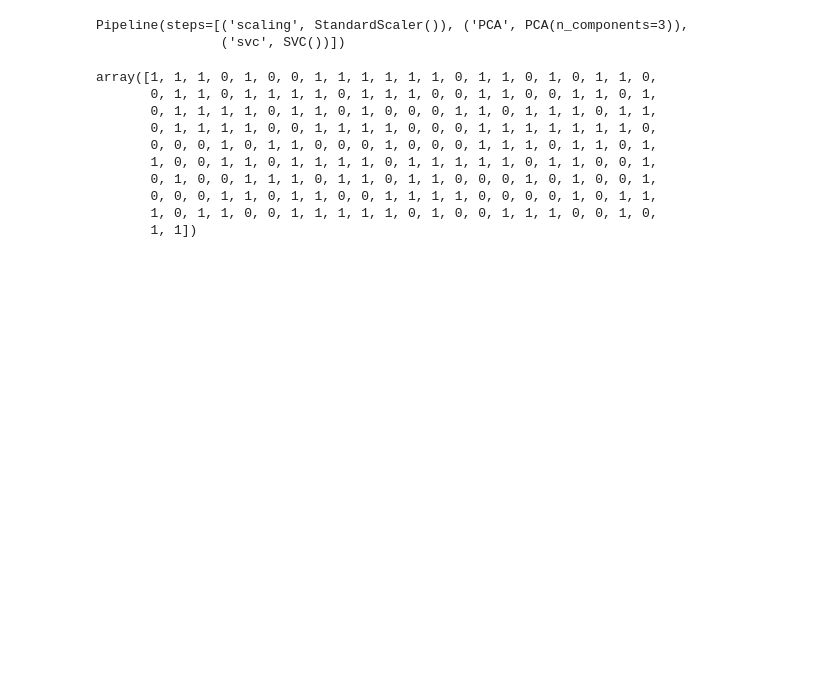
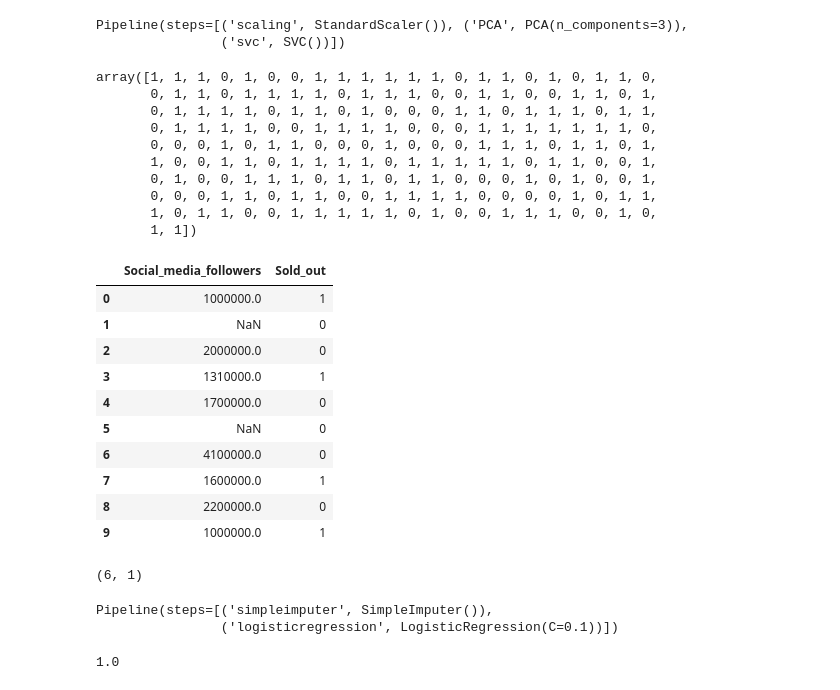
Before and after one commit to dhruvbit/machine-learning-, a Jupyter notebook: data featuring/data preprocessing/pipline.ipynb, the cells around one changed output. Saved outputs shown, nothing was run; the diff lists cells and outputs as text; code cells hidden in the pictures; blank space fills up the shorter version.

```diff
--- a/data featuring/data preprocessing/Untitled1.ipynb
+++ b/data featuring/data preprocessing/pipline.ipynb
@@ -124,0 +139,20 @@ array([1, 1, 1, 0, 1, 0, 0, 1, 1, 1, 1, 1, 1, 0, 1, 1, 0, 1, 0, 1, 1, 0,
+# %%
+d1 = {'Social_media_followers':[1000000, np.nan, 2000000, 1310000, 1700000, np.nan, 4100000, 1600000, 2200000, 1000000],
+'Sold_out':[1,0,0,1,0,0,0,1,0,1]}
+df1 = pd.DataFrame(data=d1)
+x = df1[['Social_media_followers']]
+y = df1[['Sold_out']]
+
+df1.head(20)
+# %% [output]
+|  | Social_media_followers | Sold_out |
+| 0 | 1000000.0 | 1 |
+| 1 | NaN | 0 |
+| 2 | 2000000.0 | 0 |
+| 3 | 1310000.0 | 1 |
+| 4 | 1700000.0 | 0 |
+| 5 | NaN | 0 |
+| 6 | 4100000.0 | 0 |
+| 7 | 1600000.0 | 1 |
+| 8 | 2200000.0 | 0 |
+| 9 | 1000000.0 | 1 |
@@ -124,0 +161,4 @@ array([1, 1, 1, 0, 1, 0, 0, 1, 1, 1, 1, 1, 1, 0, 1, 1, 0, 1, 0, 1, 1, 0,
+# %%
+x_train.shape
+# %% [output]
+(6, 1)
@@ -124,0 +169,9 @@ array([1, 1, 1, 0, 1, 0, 0, 1, 1, 1, 1, 1, 1, 0, 1, 1, 0, 1, 0, 1, 1, 0,
+# %%
+pip.fit(x_train, y_train)
+# %% [output]
+Pipeline(steps=[('simpleimputer', SimpleImputer()),
+                ('logisticregression', LogisticRegression(C=0.1))])
+# %%
+pip.score(x_train,y_train)
+# %% [output]
+1.0
```
Also changed, not shown: parts of 12 cells of this notebook, 1 other file.
